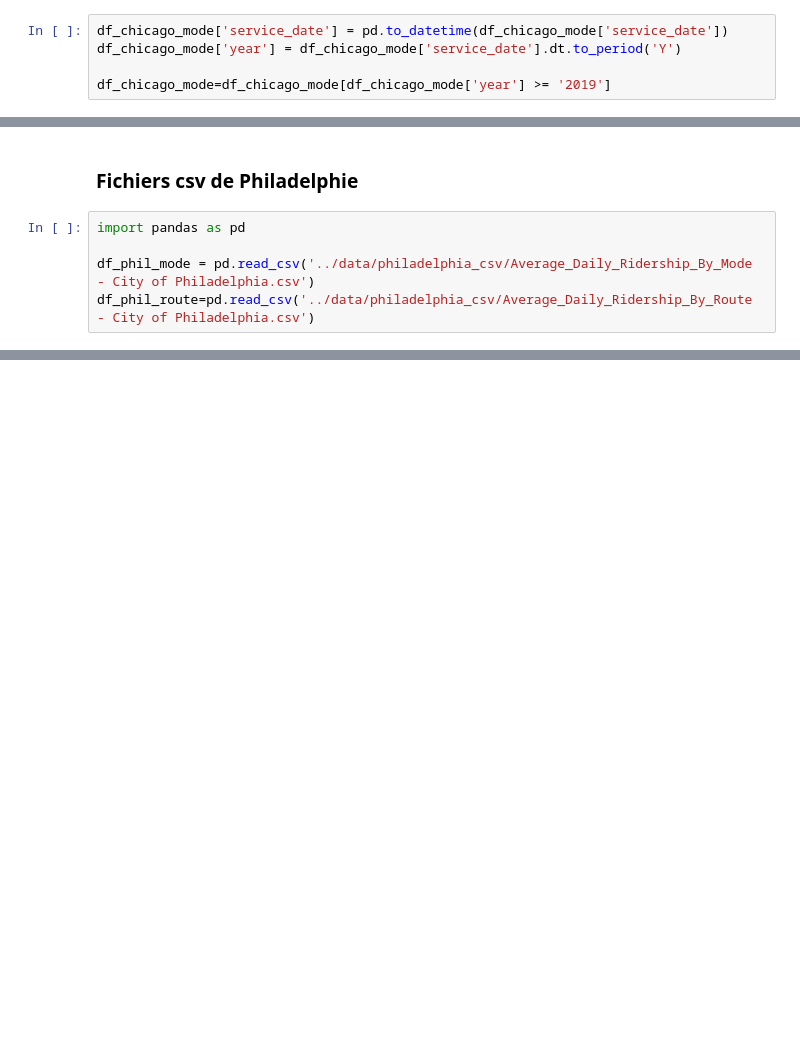
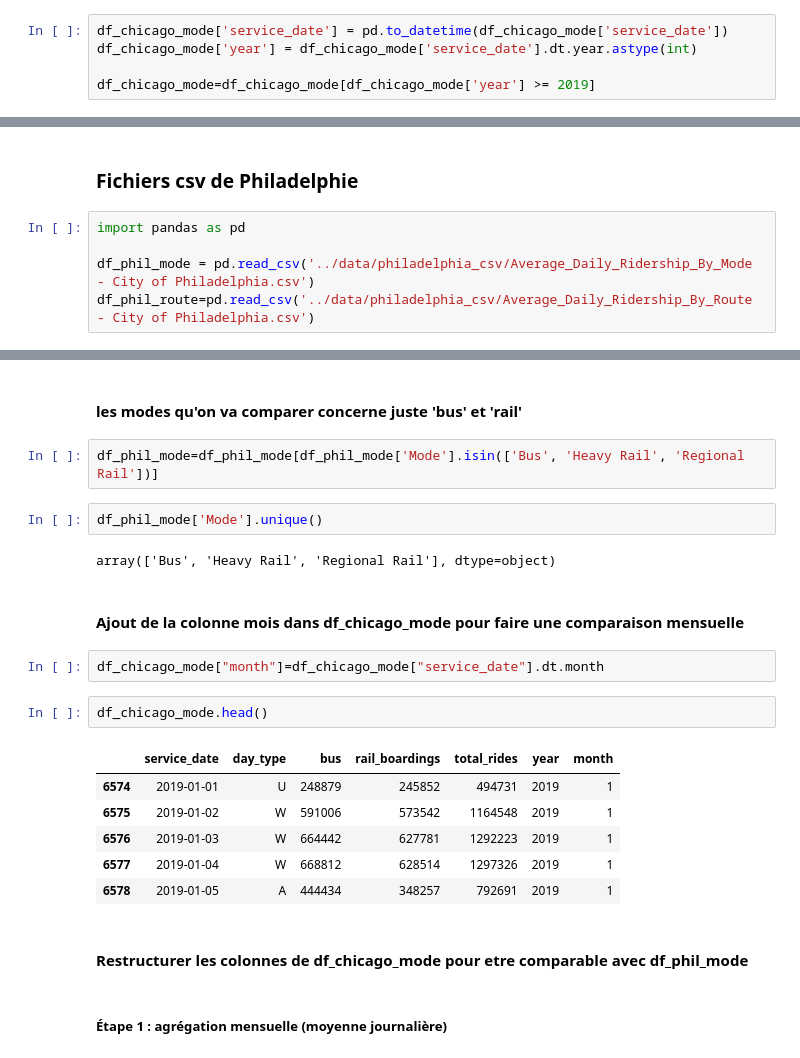
Before and after one commit to safiyadaoudi01/ridership-analytics-Chicago-vs-Philadelphie, a Jupyter notebook: notebooks/etl_preparation.ipynb, the cells around one changed output, grey strips where cells are left out. Cells and saved outputs as stored; diff of their text form; blank space fills up the shorter version.

Commit message:
Partie ETL des deux axes de comparaison route et mode

```diff
--- a/notebooks/etl_preparation.ipynb
+++ b/notebooks/etl_preparation.ipynb
@@ -24,8 +45,8 @@ df_chicago_route.shape
 df_chicago_mode=pd.read_excel('../data/chicago_excel/cta-ridership-daily-boarding-totals.xlsx')
 # %%
 df_chicago_mode['service_date'] = pd.to_datetime(df_chicago_mode['service_date'])
-df_chicago_mode['year'] = df_chicago_mode['service_date'].dt.to_period('Y')
+df_chicago_mode['year'] = df_chicago_mode['service_date'].dt.year.astype(int)
 
-df_chicago_mode=df_chicago_mode[df_chicago_mode['year'] >= '2019']
+df_chicago_mode=df_chicago_mode[df_chicago_mode['year'] >= 2019]
 # %%
 df_chicago_mode.info()
@@ -46,0 +252,25 @@ df_phil_route.columns
+# %% [markdown]
+#### les modes qu'on va comparer concerne juste 'bus' et 'rail'
+# %%
+df_phil_mode=df_phil_mode[df_phil_mode['Mode'].isin(['Bus', 'Heavy Rail', 'Regional Rail'])]
+# %%
+df_phil_mode['Mode'].unique()
+# %% [output]
+array(['Bus', 'Heavy Rail', 'Regional Rail'], dtype=object)
+# %% [markdown]
+#### Ajout de la colonne mois dans df_chicago_mode pour faire une comparaison mensuelle
+# %%
+df_chicago_mode["month"]=df_chicago_mode["service_date"].dt.month
+# %%
+df_chicago_mode.head()
+# %% [output]
+|  | service_date | day_type | bus | rail_boardings | total_rides | year | month |
+| 6574 | 2019-01-01 | U | 248879 | 245852 | 494731 | 2019 | 1 |
+| 6575 | 2019-01-02 | W | 591006 | 573542 | 1164548 | 2019 | 1 |
+| 6576 | 2019-01-03 | W | 664442 | 627781 | 1292223 | 2019 | 1 |
+| 6577 | 2019-01-04 | W | 668812 | 628514 | 1297326 | 2019 | 1 |
+| 6578 | 2019-01-05 | A | 444434 | 348257 | 792691 | 2019 | 1 |
+# %% [markdown]
+#### Restructurer les colonnes de df_chicago_mode pour etre comparable avec df_phil_mode
+# %% [markdown]
+##### Étape 1 : agrégation mensuelle (moyenne journalière)
```
Also changed, not shown: parts of 59 cells of this notebook, 23 other files.
